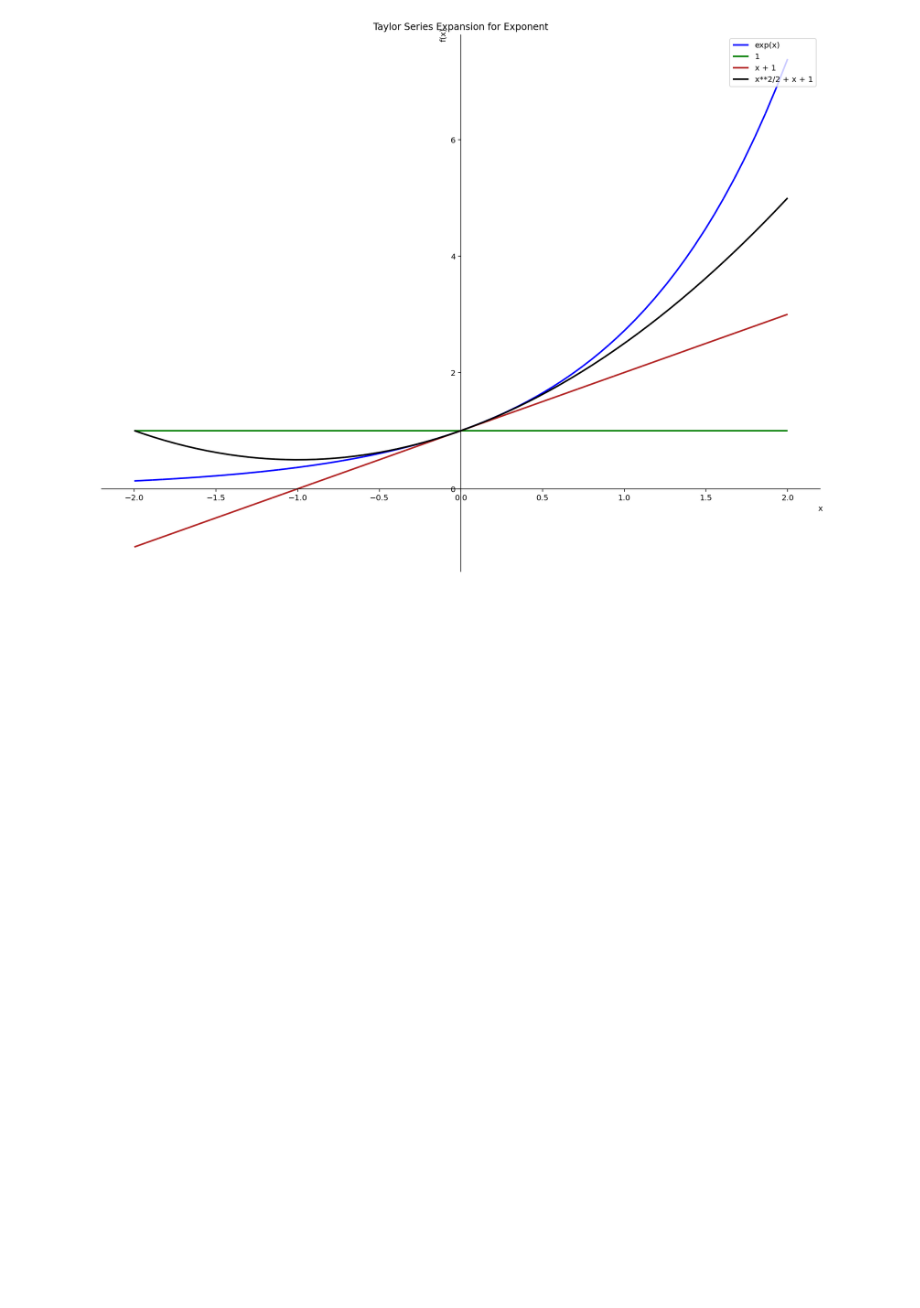
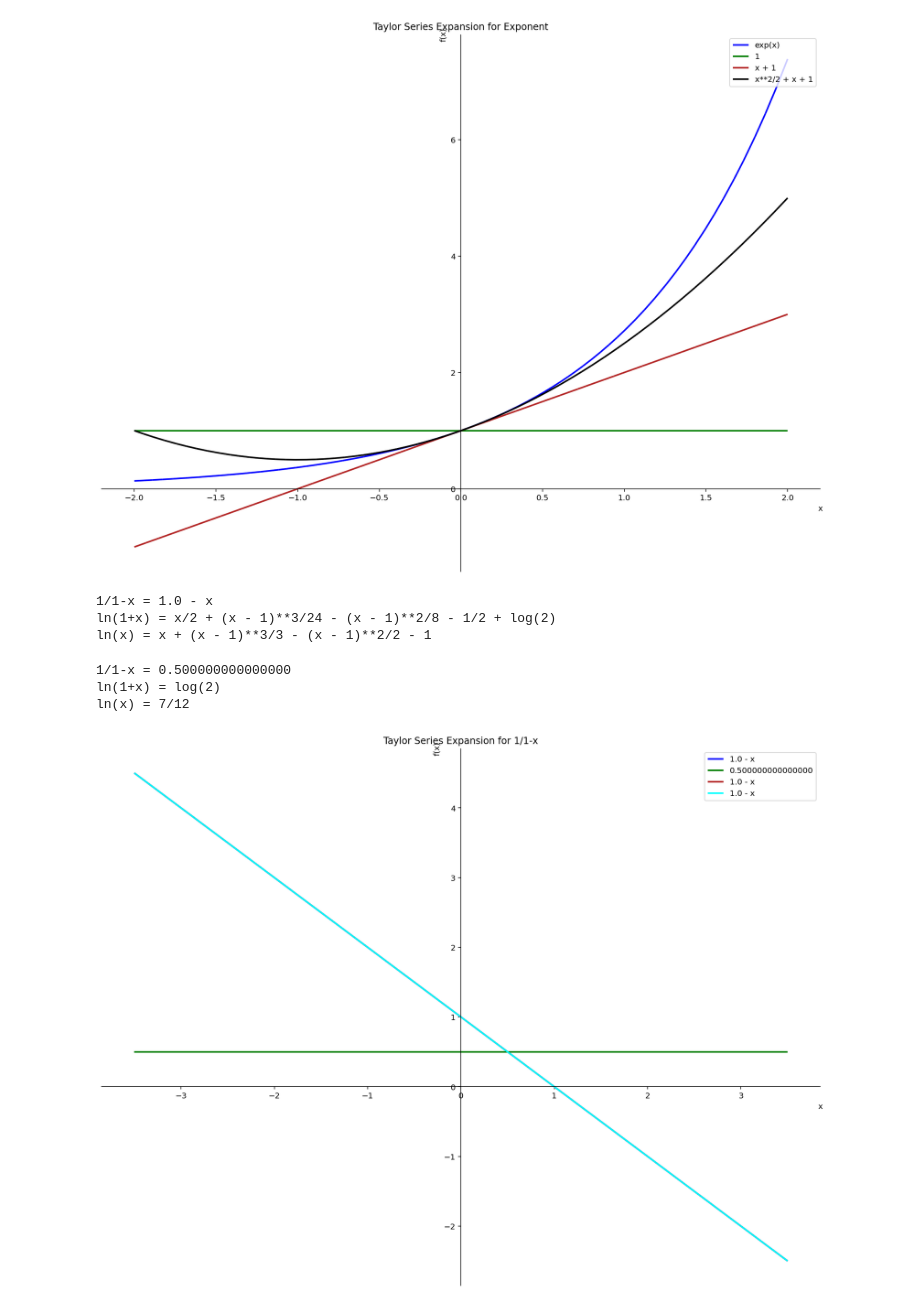
Before and after one commit to jasanabriap/MetNumUN2020II, a Jupyter notebook: Taylor Series.ipynb, the cells around one changed output. Drawn from its saved outputs; the diff is of its cells as text; code cells hidden in the pictures; blank space fills up the shorter version.

```diff
--- a/Taylor Series.ipynb
+++ b/Taylor Series.ipynb
@@ -253,3 +525,54 @@ p.title = 'Taylor Series Expansion for Exponent'
 p.show()
 # %% [output]
 [figure]
+# %%
+from sympy import series, Symbol
+from sympy.functions import ln
+from sympy.plotting import plot
+import matplotlib.pyplot as plt
+import math
+
+plt.rcParams['figure.figsize'] = 13,10
+plt.rcParams['lines.linewidth'] = 2
+
+x = Symbol('x')
+
+def taylor1(function, x0, n):
+    #function is the function to approximate
+    #x0 is the point in to approximate
+    #n is the order of approximation
+    return function.series(x,x0,n).removeO()
+# %%
+print('1/1-x =', taylor1(1/1-x, 0, 4))
+
+print('ln(1+x) =', taylor1(ln(1+x), 1, 4))
+
+print('ln(x) =', taylor1(ln(x), 1, 4))
+# %% [output]
+1/1-x = 1.0 - x
+ln(1+x) = x/2 + (x - 1)**3/24 - (x - 1)**2/8 - 1/2 + log(2)
+ln(x) = x + (x - 1)**3/3 - (x - 1)**2/2 - 1
+# %%
+print('1/1-x =', taylor1(1/1-x, 0, 4).subs(x,0.5))
+
+print('ln(1+x) =', taylor1(ln(1+x), 1, 5).subs(x,1))
+
+print('ln(x) =', taylor1(ln(x), 1, 5).subs(x,2))
+# %% [output]
+1/1-x = 0.500000000000000
+ln(1+x) = log(2)
+ln(x) = 7/12
+# %%
+# 1/1-x
+p = plot(1/1-x,taylor1(1/1-x,0.5,1),taylor1(1/1-x,0.5,3),taylor1(1/1-x,0.5,5),
+         (x,-3.5,3.5),legend=True, show=False)
+
+p[0].line_color = 'blue'
+p[1].line_color = 'green'
+p[2].line_color = 'firebrick'
+p[3].line_color = 'cyan'
+p.title = 'Taylor Series Expansion for 1/1-x'
+loc
+p.show()
+# %% [output]
+[figure, added]
```
Also changed, not shown: parts of 38 cells of this notebook.
